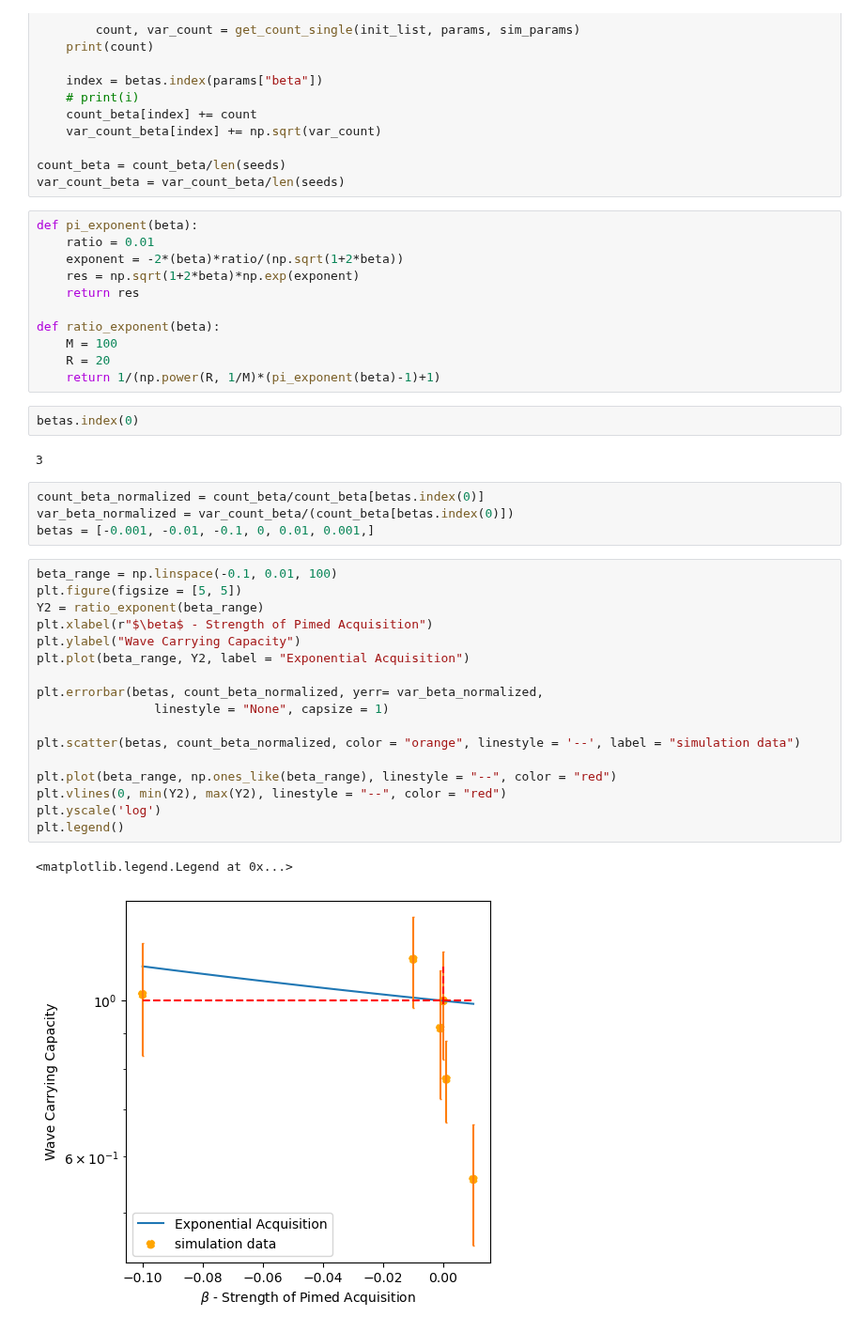
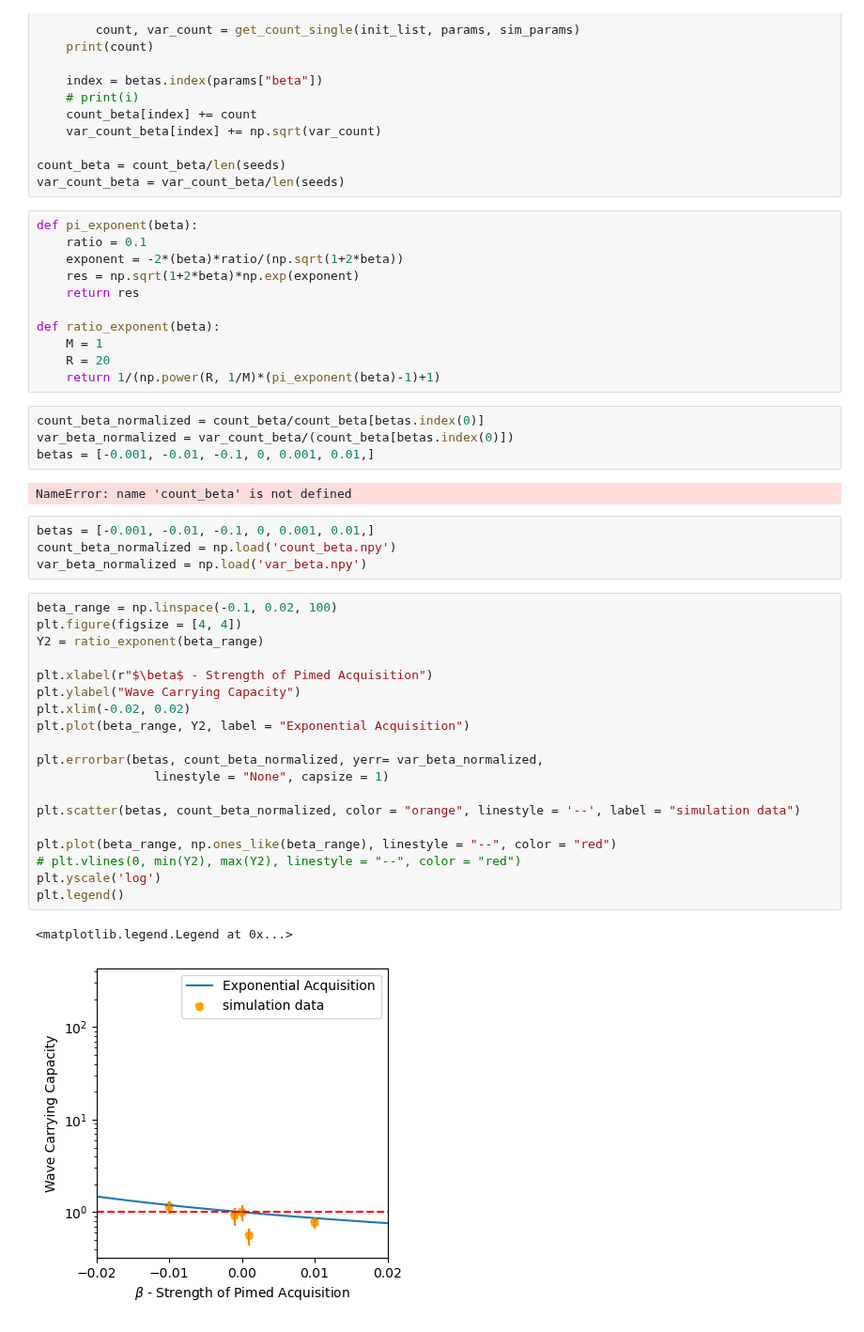
Before and after one commit to zhizhang1445/CRISPR_Sim, a Jupyter notebook: Analysis/globalAnal.ipynb, the cells around one changed output. Shown at 94% size. Cells and saved outputs as stored; diff of their text form.

```diff
--- a/Analysis/globalAnal.ipynb
+++ b/Analysis/globalAnal.ipynb
@@ -69,40 +69,44 @@ count_beta = count_beta/len(seeds)
 var_count_beta = var_count_beta/len(seeds)
 # %%
 def pi_exponent(beta):
-    ratio = 0.01
+    ratio = 0.1
     exponent = -2*(beta)*ratio/(np.sqrt(1+2*beta))
     res = np.sqrt(1+2*beta)*np.exp(exponent)
     return res
 
 def ratio_exponent(beta):
-    M = 100
+    M = 1
     R = 20
     return 1/(np.power(R, 1/M)*(pi_exponent(beta)-1)+1)
-# %%
-betas.index(0)
-# %% [output]
-3
 # %%
 count_beta_normalized = count_beta/count_beta[betas.index(0)]
 var_beta_normalized = var_count_beta/(count_beta[betas.index(0)])
-betas = [-0.001, -0.01, -0.1, 0, 0.01, 0.001,]
+betas = [-0.001, -0.01, -0.1, 0, 0.001, 0.01,]
+# %% [output]
+NameError: name 'count_beta' is not defined
+# %%
+betas = [-0.001, -0.01, -0.1, 0, 0.001, 0.01,]
+count_beta_normalized = np.load('count_beta.npy')
+var_beta_normalized = np.load('var_beta.npy')
 # %%
-beta_range = np.linspace(-0.1, 0.01, 100)
-plt.figure(figsize = [5, 5])
+beta_range = np.linspace(-0.1, 0.02, 100)
+plt.figure(figsize = [4, 4])
 Y2 = ratio_exponent(beta_range)
+
 plt.xlabel(r"$\beta$ - Strength of Pimed Acquisition")
 plt.ylabel("Wave Carrying Capacity")
+plt.xlim(-0.02, 0.02)
 plt.plot(beta_range, Y2, label = "Exponential Acquisition")
 
 plt.errorbar(betas, count_beta_normalized, yerr= var_beta_normalized,
                 linestyle = "None", capsize = 1)
 
 plt.scatter(betas, count_beta_normalized, color = "orange", linestyle = '--', label = "simulation data")
 
 plt.plot(beta_range, np.ones_like(beta_range), linestyle = "--", color = "red")
-plt.vlines(0, min(Y2), max(Y2), linestyle = "--", color = "red")
+# plt.vlines(0, min(Y2), max(Y2), linestyle = "--", color = "red")
 plt.yscale('log')
 plt.legend()
 # %% [output]
 <matplotlib.legend.Legend at 0x...>
-[figure, old version]
+[figure, new version]
```
Also changed, not shown: 7 other files.
